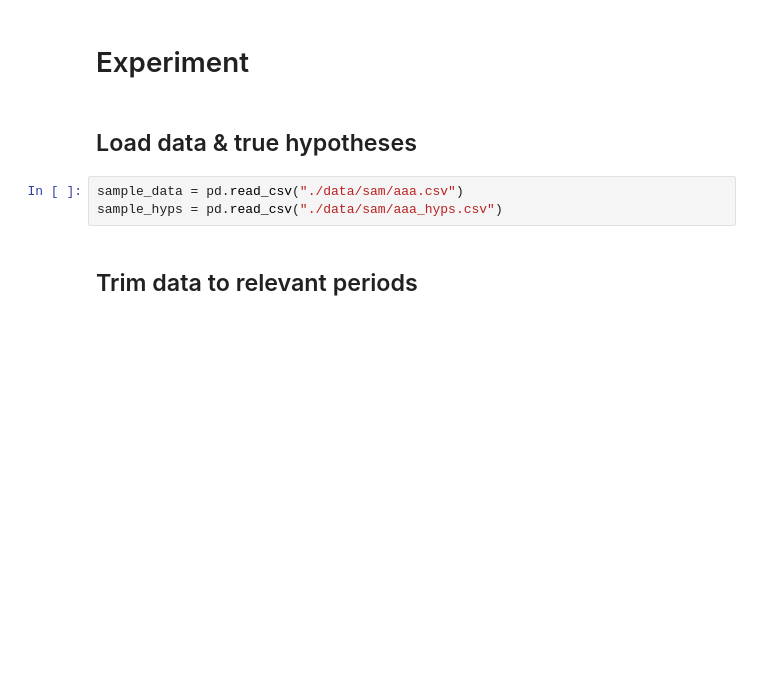
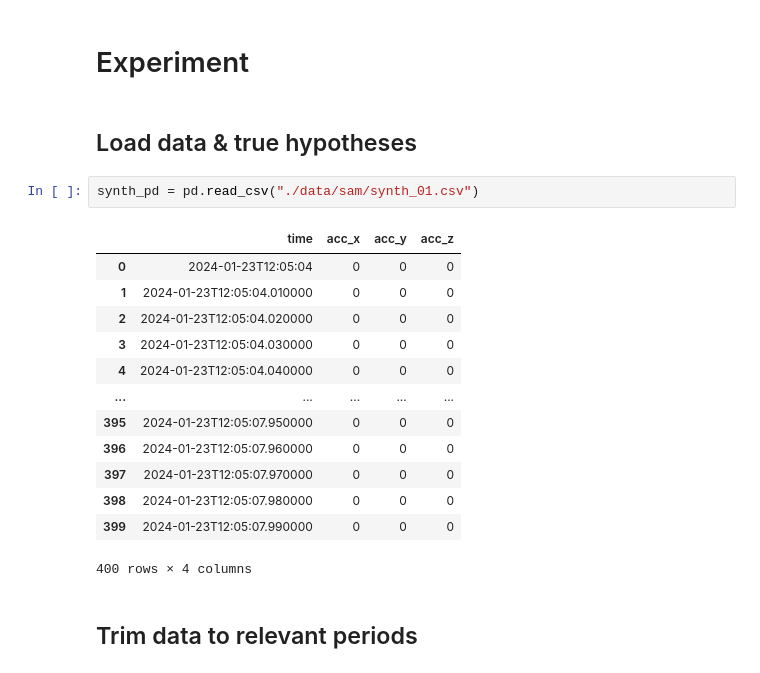
Before and after one commit to sjb296/linear-motion-detection, a Jupyter notebook: main.ipynb, the cells around one changed output. Cells and saved outputs as stored; diff of their text form; blank space fills up the shorter version.

Commit message:
Blank synthetic data

```diff
--- a/main.ipynb
+++ b/main.ipynb
@@ -136,8 +137,21 @@ TypeError: 'NoneType' object is not subscriptable
 # %% [markdown]
 ## Load data & true hypotheses
 # %%
-sample_data = pd.read_csv("./data/sam/aaa.csv")
-sample_hyps = pd.read_csv("./data/sam/aaa_hyps.csv")
+synth_pd = pd.read_csv("./data/sam/synth_01.csv")
+# %% [output]
+|  | time | acc_x | acc_y | acc_z |
+| 0 | 2024-01-23T12:05:04 | 0 | 0 | 0 |
+| 1 | 2024-01-23T12:05:04.010000 | 0 | 0 | 0 |
+| 2 | 2024-01-23T12:05:04.020000 | 0 | 0 | 0 |
+| 3 | 2024-01-23T12:05:04.030000 | 0 | 0 | 0 |
+| 4 | 2024-01-23T12:05:04.040000 | 0 | 0 | 0 |
+| ... | ... | ... | ... | ... |
+| 395 | 2024-01-23T12:05:07.950000 | 0 | 0 | 0 |
+| 396 | 2024-01-23T12:05:07.960000 | 0 | 0 | 0 |
+| 397 | 2024-01-23T12:05:07.970000 | 0 | 0 | 0 |
+| 398 | 2024-01-23T12:05:07.980000 | 0 | 0 | 0 |
+| 399 | 2024-01-23T12:05:07.990000 | 0 | 0 | 0 |
+400 rows × 4 columns
 # %% [markdown]
 ## Trim data to relevant periods
 # %% [markdown]
```
Also changed, not shown: parts of 3 cells of this notebook, 1 other file.
